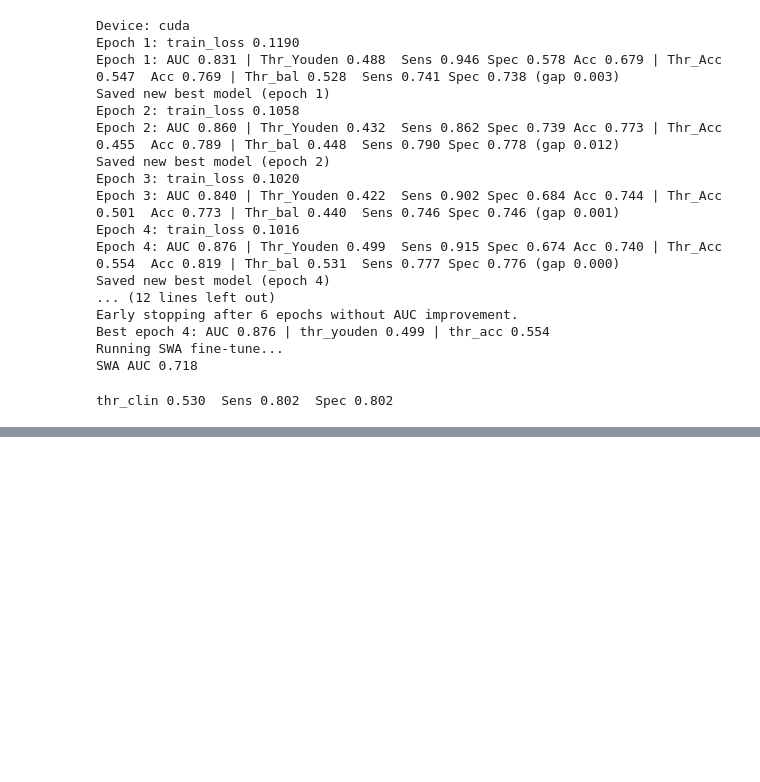
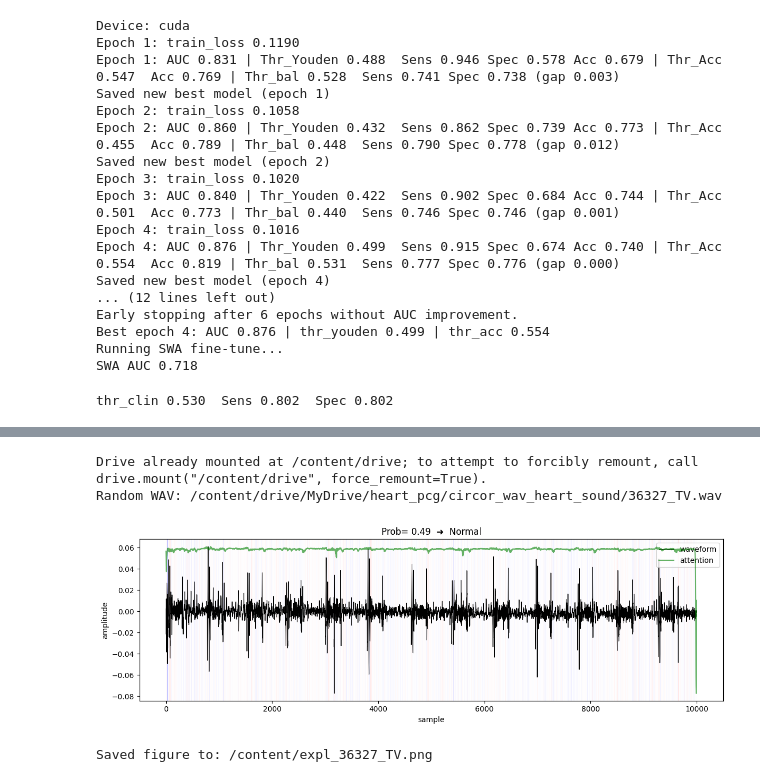
Before and after one commit to RakibAlMahdi/Rakib_XAI_FYP_final4, a Jupyter notebook: Rakib_pcg_training.ipynb, the cells around one changed output, grey strips where cells are left out. Saved outputs shown, nothing was run; the diff lists cells and outputs as text; code cells hidden in the pictures; blank space fills up the shorter version.

```diff
--- a/Rakib_pcg_training.ipynb
+++ b/Rakib_pcg_training.ipynb
@@ -238,0 +490,38 @@ model, THR = load_model("best_combined.pth", use_clin=True)  # THR = thr_clin
+# %%
+# ═══════════════════════════════════════════════════════════════════
+#  One-cell: install → mount → load → explain → save PNG
+# ═══════════════════════════════════════════════════════════════════
+!pip install torch torchaudio shap matplotlib --quiet
+from google.colab import drive; drive.mount('/content/drive')
+
+SRC_DIR = "/content/drive/MyDrive/heart_pcg/src"
+CKPT    = f"{SRC_DIR}/best_combined.pth"
+WAV_DIR = "/content/drive/MyDrive/heart_pcg/circor_wav_heart_sound"
+
+import sys, os, glob, random, torchaudio, torch, numpy as np
+sys.path.insert(0, SRC_DIR)
+
+from xai_utils import load_model, prepare_explainer, generate_explanation, visualise_explanation
+
+device    = 'cuda' if torch.cuda.is_available() else 'cpu'
+model     = load_model(CKPT, device)
+explainer = prepare_explainer(model, background_size=8, device=device)
+
+wav_path  = random.choice(glob.glob(os.path.join(WAV_DIR, "*.wav")))
+print("Random WAV:", wav_path)
+
+wav, sr = torchaudio.load(wav_path)
+if sr != 1000: wav = torchaudio.functional.resample(wav, sr, 1000)
+wav = torch.nn.functional.pad(wav, (0, max(0, 10_000 - wav.shape[1])))[:, :10_000]
+
+info = generate_explanation(wav.squeeze(), model, explainer, threshold=0.5)
+
+# save PNG with same filename prefix into /content
+png_out = f"/content/expl_{os.path.basename(wav_path).replace('.wav','.png')}"
+visualise_explanation(info, show_attention=True, save_path=png_out)
+print("Saved figure to:", png_out)
+# %% [output]
+Drive already mounted at /content/drive; to attempt to forcibly remount, call drive.mount("/content/drive", force_remount=True).
+Random WAV: /content/drive/MyDrive/heart_pcg/circor_wav_heart_sound/36327_TV.wav
+[figure, added]
+Saved figure to: /content/expl_36327_TV.png
```
Also changed, not shown: parts of 11 cells of this notebook.
